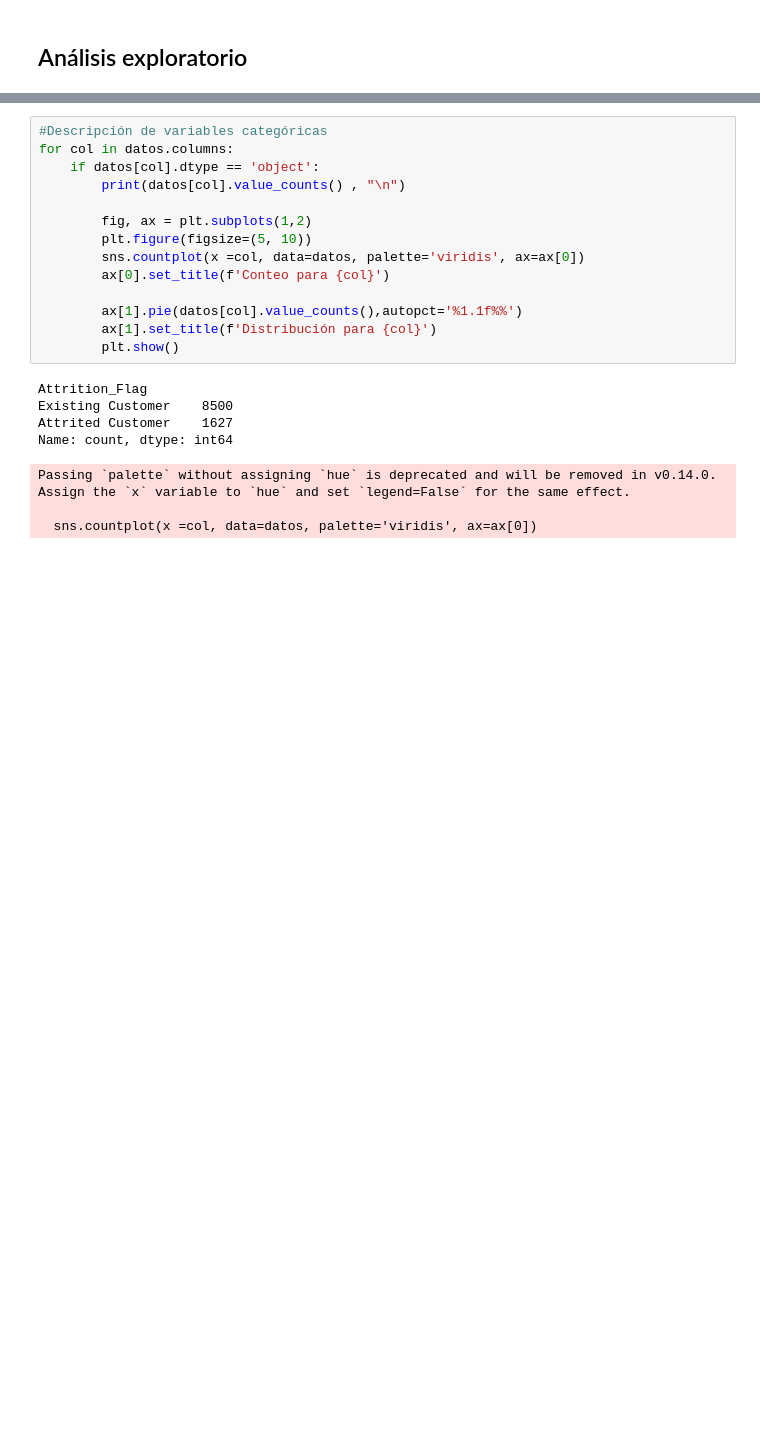
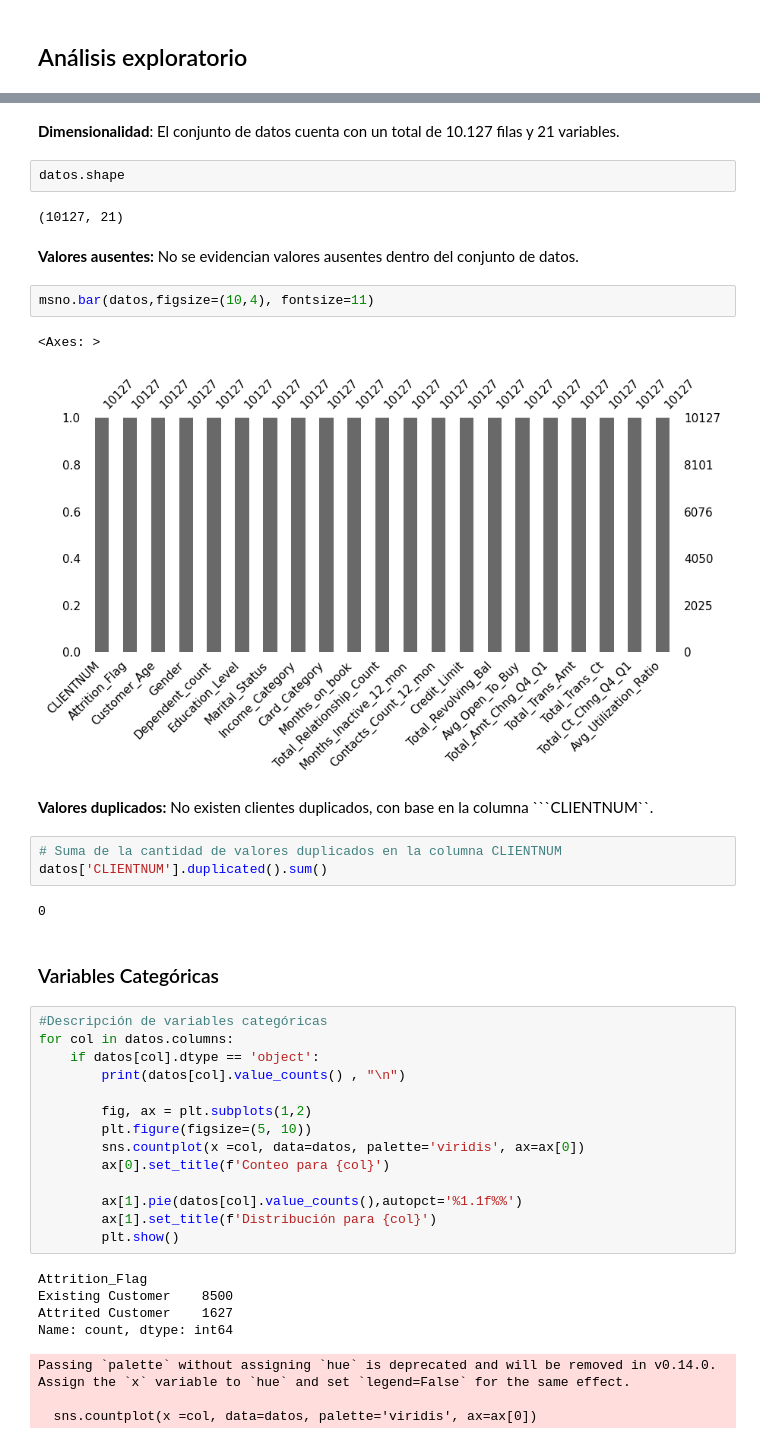
Before and after one commit to spulidov91/DSA_churn, a Jupyter notebook: Churn Project.ipynb, the cells around one changed output, grey strips where cells are left out. Saved outputs shown, nothing was run; the diff lists cells and outputs as text; blank space fills up the shorter version.

Commit message:
Organización del notebook y análisis de entendimiento del conjunto de datos

````diff
--- a/Churn Project.ipynb
+++ b/Churn Project.ipynb
@@ -49,3 +63,25 @@ None
+# %% [markdown]
+**Dimensionalidad**: El conjunto de datos cuenta con un total de 10.127 filas y 21 variables.
+# %%
+datos.shape
+# %% [output]
+(10127, 21)
+# %% [markdown]
+**Valores ausentes:** No se evidencian valores ausentes dentro del conjunto de datos.
+# %%
+msno.bar(datos,figsize=(10,4), fontsize=11)
+# %% [output]
+<Axes: >
+[figure, added]
+# %% [markdown]
+**Valores duplicados:** No existen clientes duplicados, con base en la columna ```CLIENTNUM``.
+# %%
+# Suma de la cantidad de valores duplicados en la columna CLIENTNUM
+datos['CLIENTNUM'].duplicated().sum()
+# %% [output]
+0
+# %% [markdown]
+### Variables Categóricas
 # %%
 #Descripción de variables categóricas
 for col in datos.columns:
````
Also changed, not shown: parts of 9 cells of this notebook.
